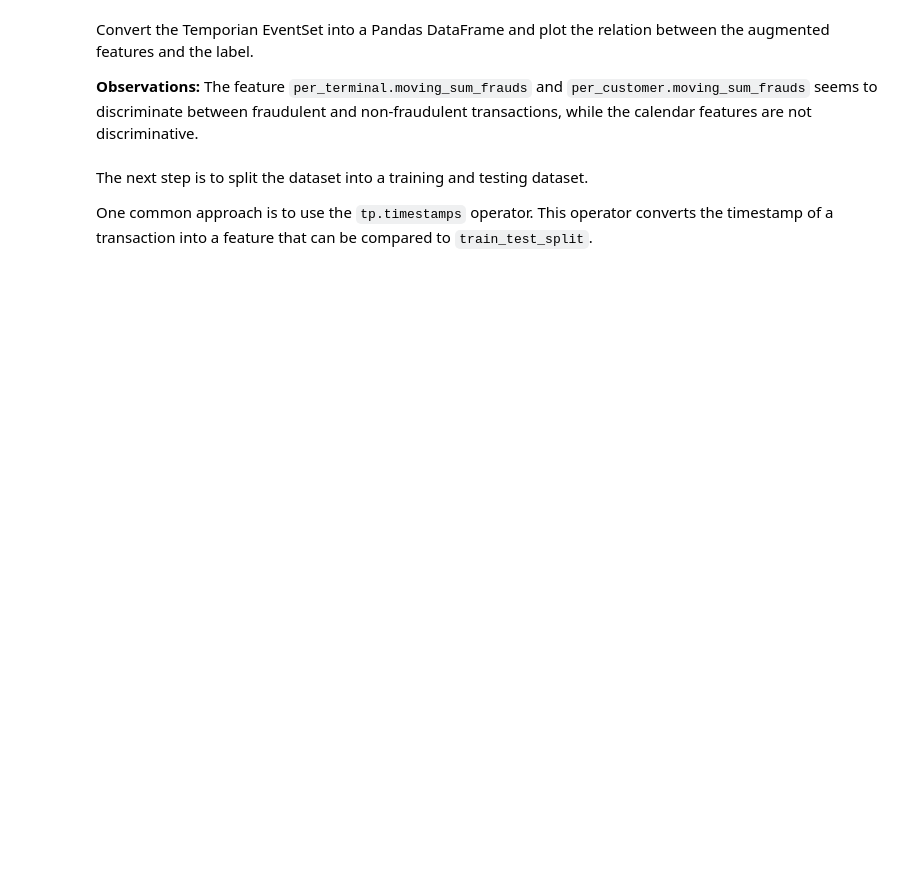
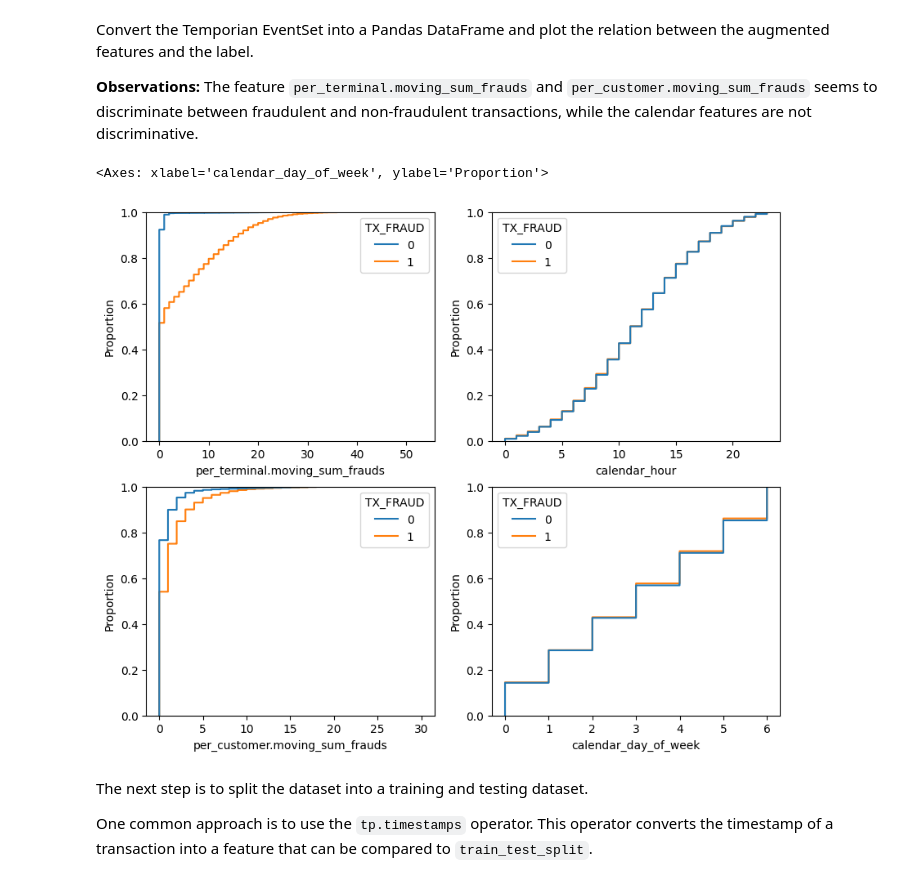
Before and after one commit to google/temporian, a Jupyter notebook: docs/src/tutorials/bank_fraud_detection_with_tfdf.ipynb, the cells around one changed output. Drawn from its saved outputs; the diff is of its cells as text; code cells hidden in the pictures; blank space fills up the shorter version.

```diff
--- a/docs/src/tutorials/bank_fraud_detection_with_tfdf.ipynb
+++ b/docs/src/tutorials/bank_fraud_detection_with_tfdf.ipynb
@@ -184,12 +269,17 @@ Convert the Temporian EventSet into a Pandas DataFrame and plot the relation bet
 
 **Observations:** The feature `per_terminal.moving_sum_frauds` and `per_customer.moving_sum_frauds` seems to discriminate between fraudulent and non-fraudulent transactions, while the calendar features are not discriminative.
 # %%
+augmented_dataset_pd = tp.to_pandas(augmented_dataset_tp)
+
 fig, axs = plt.subplots(ncols=2, nrows=2, figsize=(10, 8))
 
 sns.ecdfplot(data=augmented_dataset_pd, x="per_terminal.moving_sum_frauds", hue="TX_FRAUD", ax=axs[0,0])
 sns.ecdfplot(data=augmented_dataset_pd, x="per_customer.moving_sum_frauds", hue="TX_FRAUD", ax=axs[1,0])
 sns.ecdfplot(data=augmented_dataset_pd, x="calendar_hour", hue="TX_FRAUD", ax=axs[0,1])
 sns.ecdfplot(data=augmented_dataset_pd, x="calendar_day_of_week", hue="TX_FRAUD", ax=axs[1,1])
+# %% [output]
+<Axes: xlabel='calendar_day_of_week', ylabel='Proportion'>
+[figure, added]
 # %% [markdown]
 The next step is to split the dataset into a training and testing dataset.
 
```
Also changed, not shown: parts of 16 cells of this notebook.
